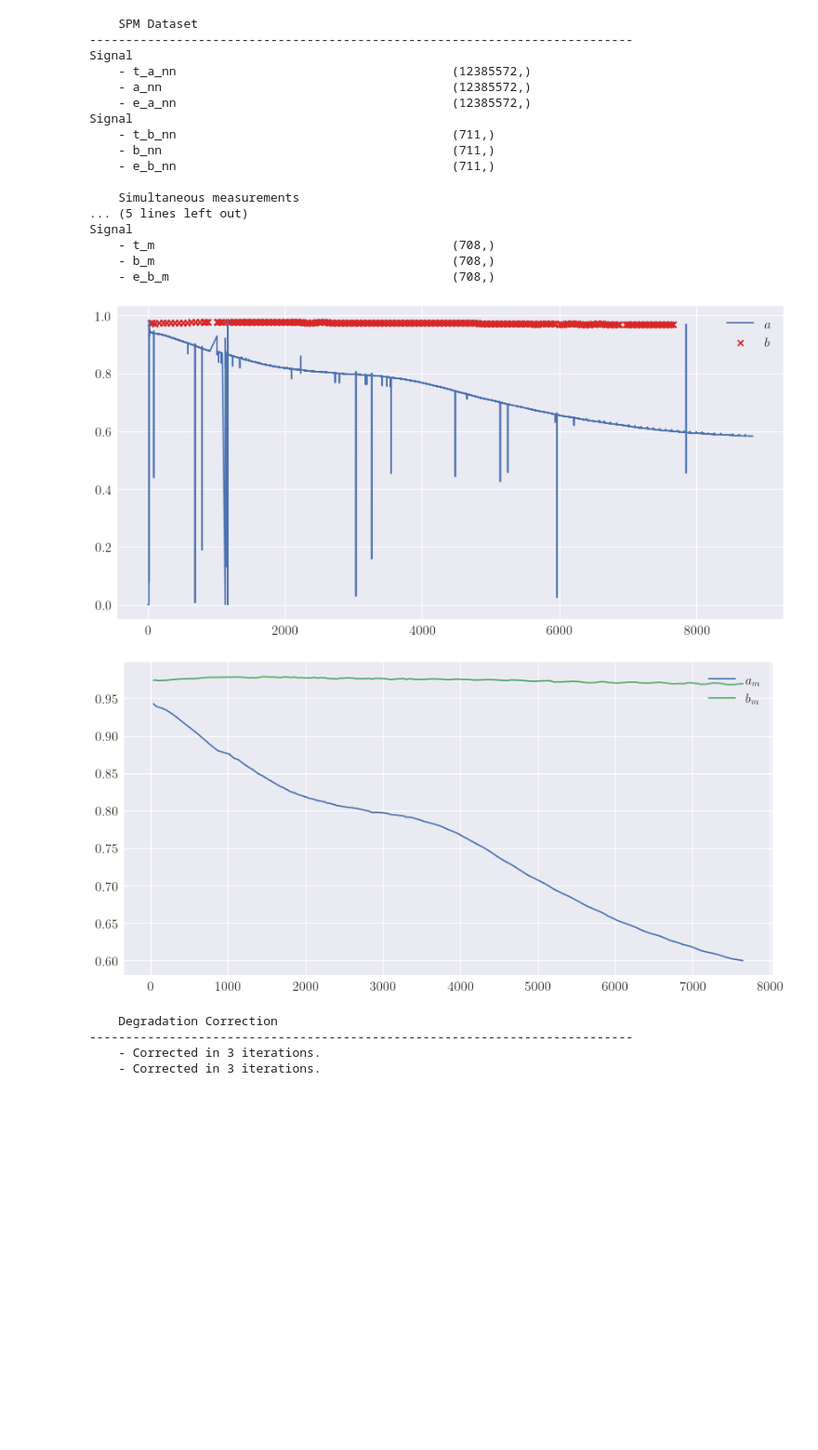
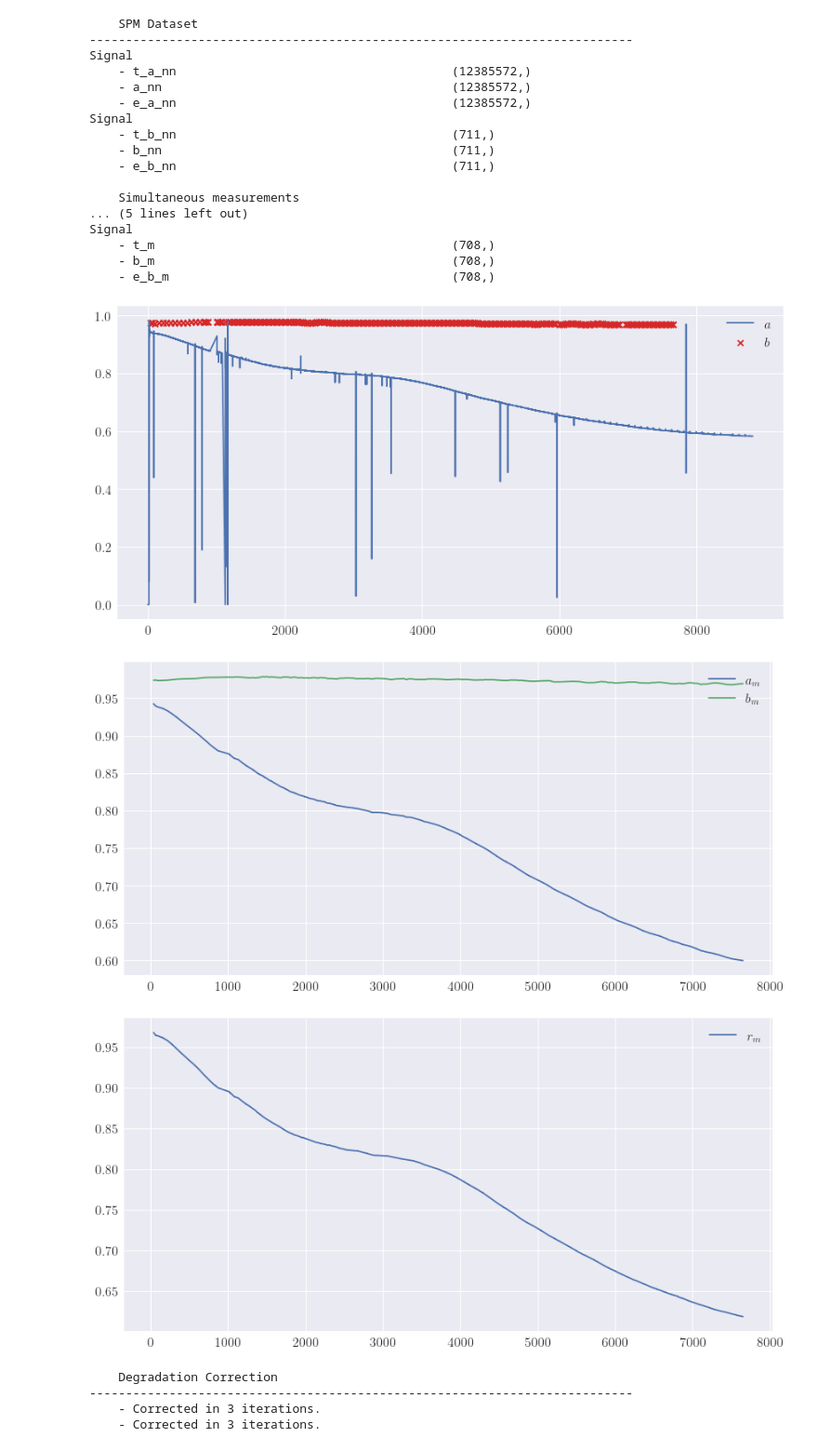
Before and after one commit to roksikonja/tsipy, a Jupyter notebook: scripts/exp_spm.ipynb, the cells around one changed output. Shown: that part at 93% size. Saved outputs shown, nothing was run; the diff lists cells and outputs as text; code cells hidden in the pictures; blank space fills up the shorter version.

```diff
--- a/scripts/exp_spm.ipynb
+++ b/scripts/exp_spm.ipynb
@@ -113,18 +113,22 @@ Signal
 # %%
 fig, ax = plot_signals([(t_a_nn, a_nn, "$a$", {})])
 ax.scatter(t_b_nn, b_nn, label="$b$", c="tab:red")
 ax.legend(loc="upper right")
 
 fig, ax = plot_signals(
     [
         (t_m, a_m, "$a_m$", {}),
         (t_m, b_m, "$b_m$", {}),
     ],
     legend="upper right"
 )
+
+ratio_m = np.divide(a_m, b_m)
+fig, ax = plot_signals([(t_m, ratio_m, "$r_m$", {})], legend="upper right")
 # %% [output]
 [figure]
 [figure]
+[figure, added]
 # %%
 from collections import namedtuple
 pprint_block("Degradation Correction", level=1)
```
Also changed, not shown: 20 other files.
